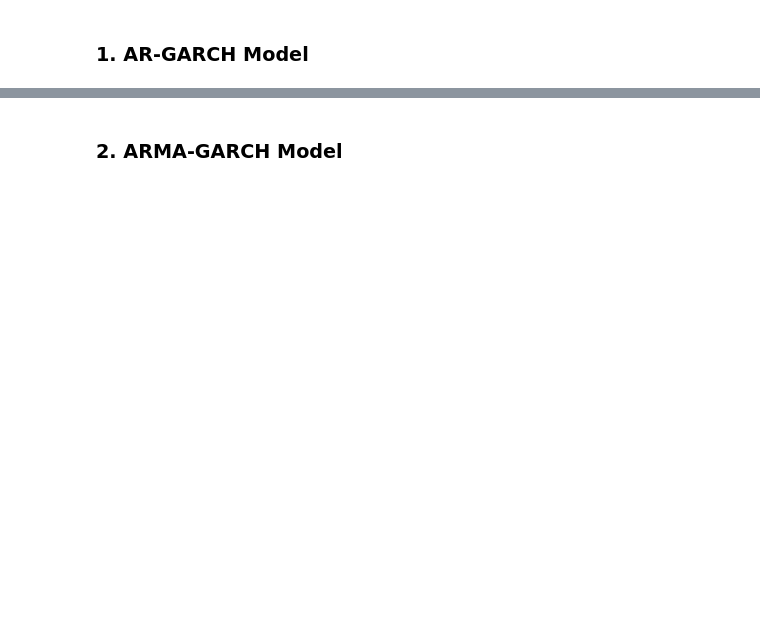
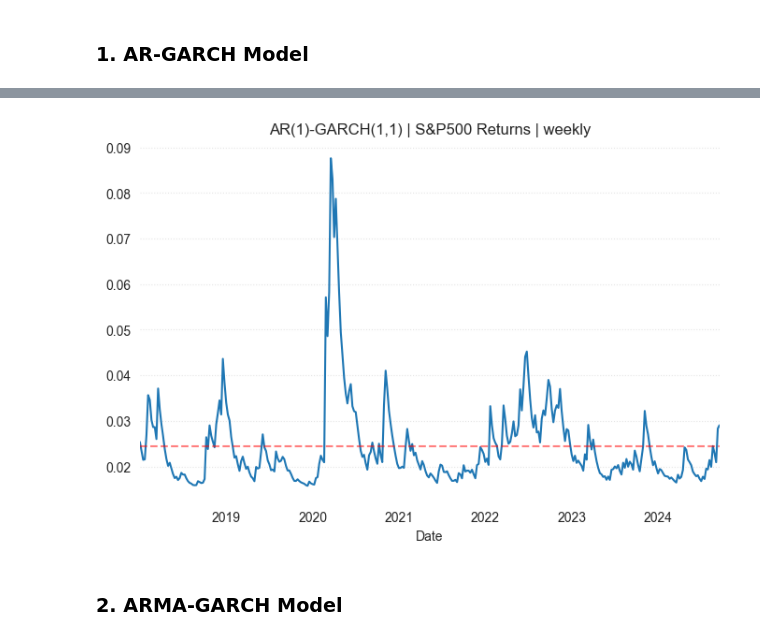
Before and after one commit to QuantifiSogang/2024-02SeniorMLFinance, a Jupyter notebook: Notes/Week04AdvancedHeteroscedasticityModels/03MeanVolatilityModeling.ipynb, the cells around one changed output, grey strips where cells are left out. Cells and saved outputs as stored; diff of their text form; code cells hidden in the pictures; blank space fills up the shorter version.

```diff
--- a/Notes/Week04AdvancedHeteroscedasticityModels/03MeanVolatilityModeling.ipynb
+++ b/Notes/Week04AdvancedHeteroscedasticityModels/03MeanVolatilityModeling.ipynb
@@ -2,0 +15,3 @@
+# %%
+ret = data['Close'].pct_change().dropna()
+ret.head()
@@ -3,2 +26,9 @@
 # %% [markdown]
 ### 1. AR-GARCH Model
+# %%
+import statsmodels.api as sm
+
+ar = sm.tsa.ARIMA(
+    ret,
+    order = (1, 0, 0)
+).fit()
@@ -4,0 +55,14 @@
+# %%
+a = (ret - ar.fittedvalues) # residual values
+# %%
+import arch
+import warnings
+warnings.filterwarnings('ignore')
+
+garch_model1 = arch.arch_model(
+    a, vol = 'GARCH',
+    p = 1, q = 1,
+    mean = 'AR'
+)
+result1 = garch_model1.fit()
+print(result1.summary())
@@ -5,2 +87,21 @@
+# %%
+import matplotlib.pyplot as plt
+
+fig, ax = plt.subplots(figsize=(8, 5))
+result1.conditional_volatility.plot(ax = ax)
+plt.axhline(
+    result1.conditional_volatility.mean(),
+    color = 'red',
+    linestyle = '--',
+    alpha = 0.5
+)
+for spine in ax.spines.values():
+    spine.set_visible(False)
+ax.grid(False)
+ax.yaxis.grid(True, ls=':', alpha=0.5)
+plt.title(r'AR(1)-GARCH(1,1) | S&P500 Returns | weekly')
+plt.show()
+# %% [output]
+[figure, added]
 # %% [markdown]
 ### 2. ARMA-GARCH Model
```
Also changed, not shown: parts of 6 cells of this notebook, 1 other file.
